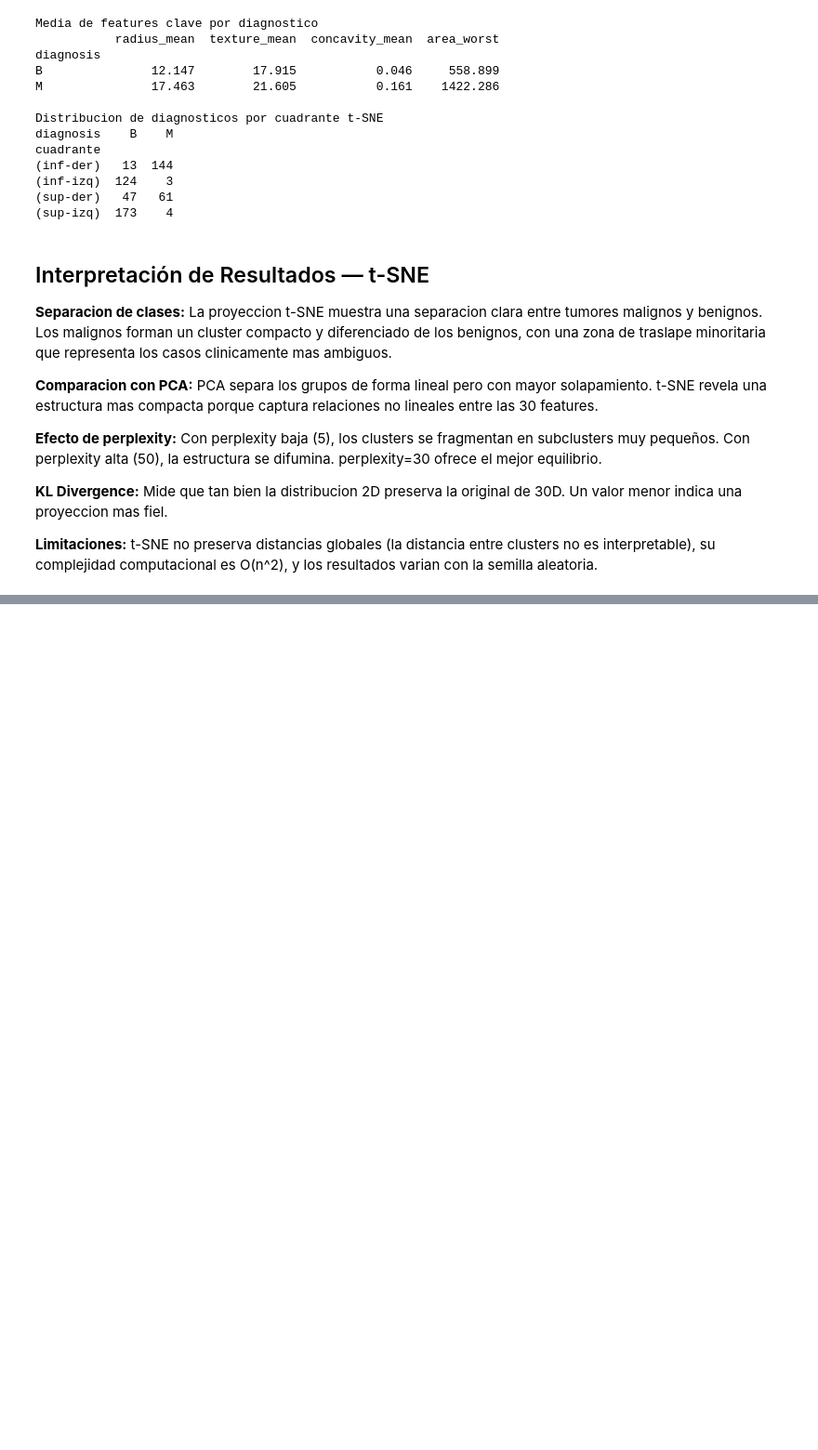
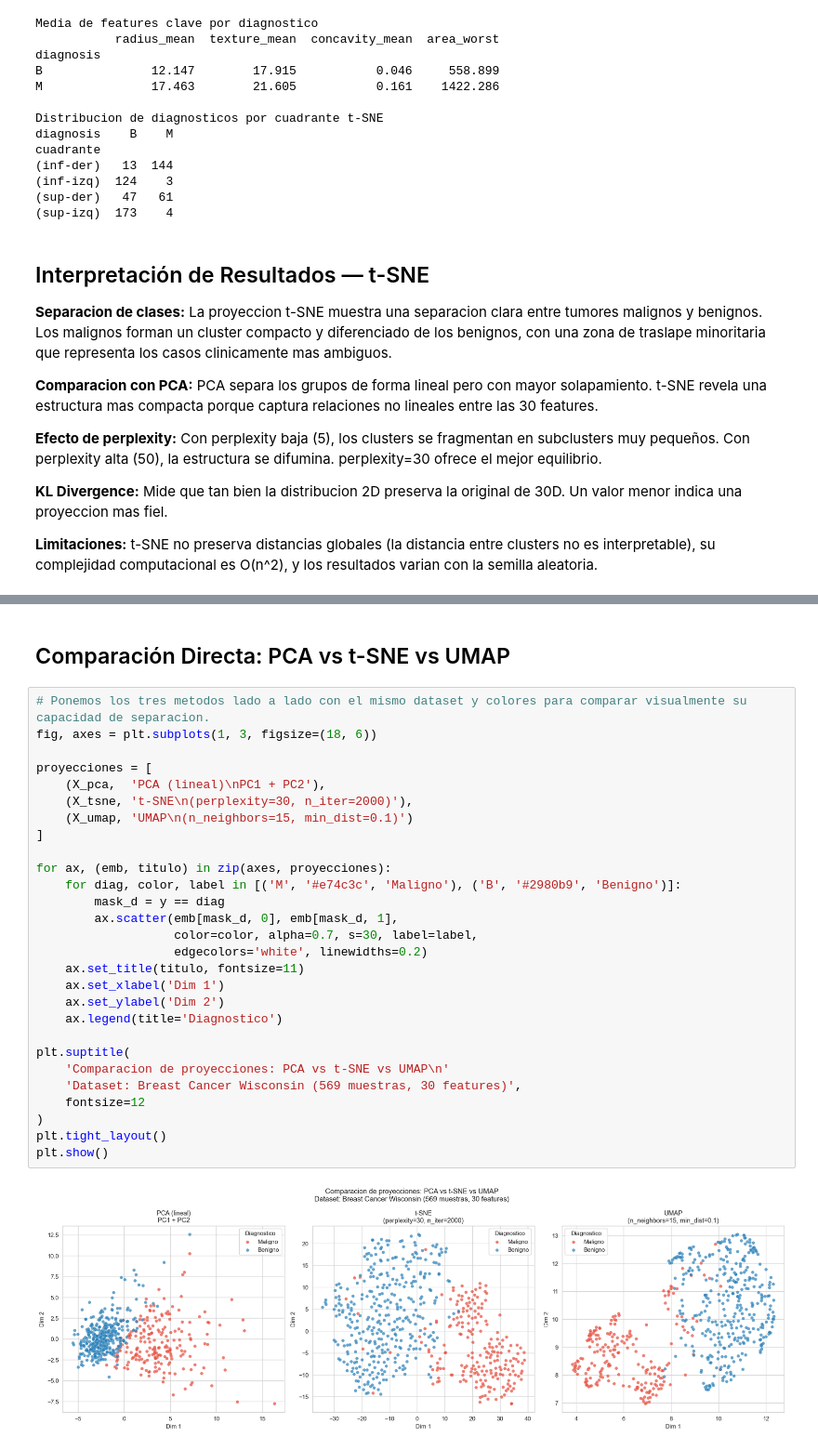
Before and after one commit to Branuvg/tarea2_mineria, a Jupyter notebook: tarea2.ipynb, the cells around one changed output, grey strips where cells are left out. Shown at 93% size. Cells and saved outputs as stored; diff of their text form; blank space fills up the shorter version.

```diff
--- a/tarea2.ipynb
+++ b/tarea2.ipynb
@@ -710,0 +822,32 @@ cuadrante
+# %% [markdown]
+## Comparación Directa: PCA vs t-SNE vs UMAP
+# %%
+# Ponemos los tres metodos lado a lado con el mismo dataset y colores para comparar visualmente su capacidad de separacion.
+fig, axes = plt.subplots(1, 3, figsize=(18, 6))
+
+proyecciones = [
+    (X_pca,  'PCA (lineal)\nPC1 + PC2'),
+    (X_tsne, 't-SNE\n(perplexity=30, n_iter=2000)'),
+    (X_umap, 'UMAP\n(n_neighbors=15, min_dist=0.1)')
+]
+
+for ax, (emb, titulo) in zip(axes, proyecciones):
+    for diag, color, label in [('M', '#e74c3c', 'Maligno'), ('B', '#2980b9', 'Benigno')]:
+        mask_d = y == diag
+        ax.scatter(emb[mask_d, 0], emb[mask_d, 1],
+                   color=color, alpha=0.7, s=30, label=label,
+                   edgecolors='white', linewidths=0.2)
+    ax.set_title(titulo, fontsize=11)
+    ax.set_xlabel('Dim 1')
+    ax.set_ylabel('Dim 2')
+    ax.legend(title='Diagnostico')
+
+plt.suptitle(
+    'Comparacion de proyecciones: PCA vs t-SNE vs UMAP\n'
+    'Dataset: Breast Cancer Wisconsin (569 muestras, 30 features)',
+    fontsize=12
+)
+plt.tight_layout()
+plt.show()
+# %% [output]
+[figure, added]
```
Also changed, not shown: parts of 12 cells of this notebook.
